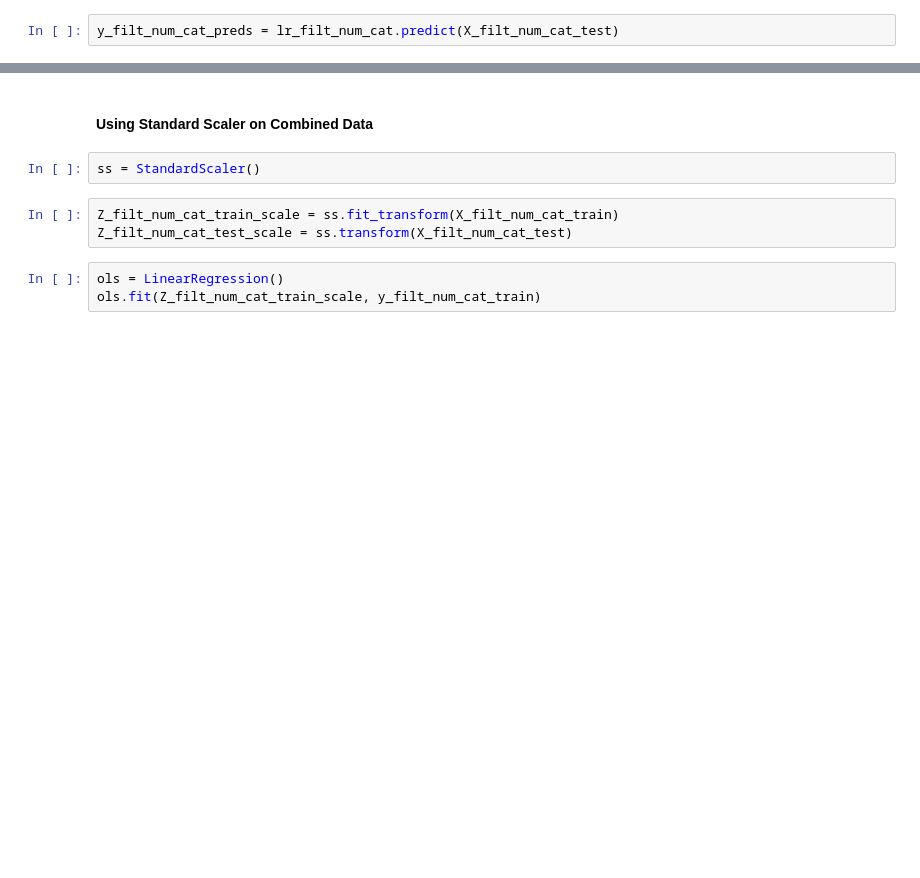
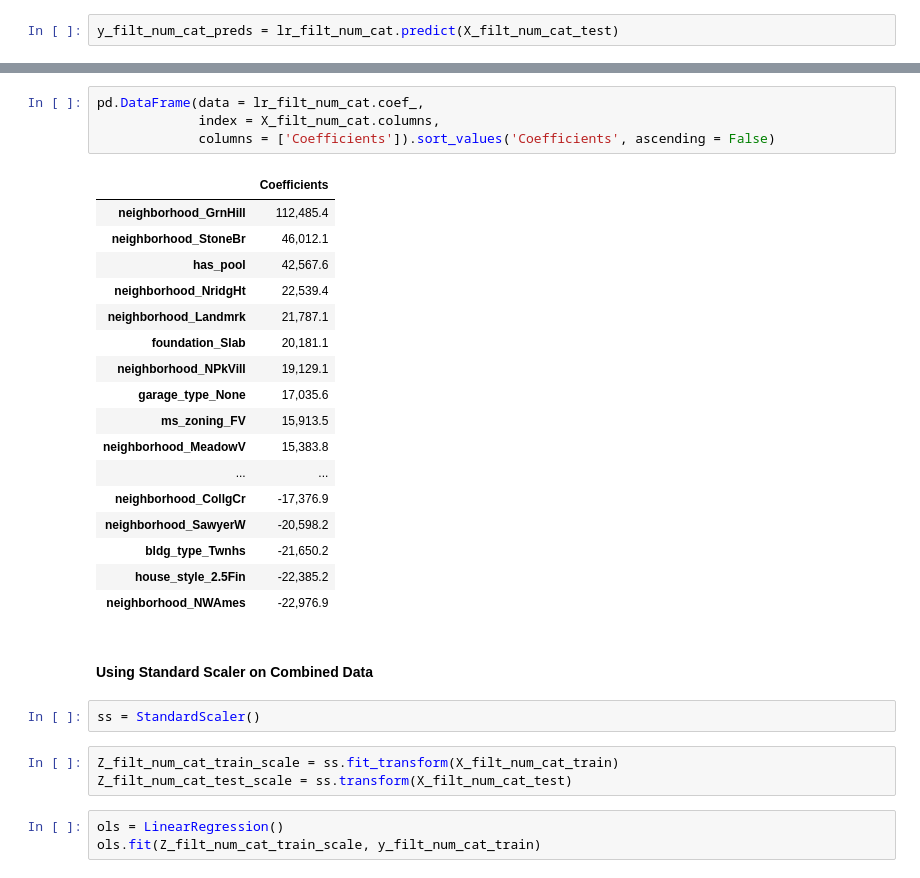
Before and after one commit to DKaneData/ames-housing-regression, a Jupyter notebook: Feature_selection_modeling.ipynb, the cells around one changed output, grey strips where cells are left out. Drawn from its saved outputs; the diff is of its cells as text; blank space fills up the shorter version.

```diff
--- a/Feature_selection_modeling.ipynb
+++ b/Feature_selection_modeling.ipynb
@@ -1449,3 +1439,25 @@ filt_num_cat_rmse
+# %%
+pd.DataFrame(data = lr_filt_num_cat.coef_,
+             index = X_filt_num_cat.columns,
+             columns = ['Coefficients']).sort_values('Coefficients', ascending = False)
+# %% [output]
+|  | Coefficients |
+| neighborhood_GrnHill | 112,485.4 |
+| neighborhood_StoneBr | 46,012.1 |
+| has_pool | 42,567.6 |
+| neighborhood_NridgHt | 22,539.4 |
+| neighborhood_Landmrk | 21,787.1 |
+| foundation_Slab | 20,181.1 |
+| neighborhood_NPkVill | 19,129.1 |
+| garage_type_None | 17,035.6 |
+| ms_zoning_FV | 15,913.5 |
+| neighborhood_MeadowV | 15,383.8 |
+| ... | ... |
+| neighborhood_CollgCr | -17,376.9 |
+| neighborhood_SawyerW | -20,598.2 |
+| bldg_type_Twnhs | -21,650.2 |
+| house_style_2.5Fin | -22,385.2 |
+| neighborhood_NWAmes | -22,976.9 |
 # %% [markdown]
 #### Using Standard Scaler on Combined Data
 # %%
```
Also changed, not shown: parts of 83 cells of this notebook, 11 other files.
